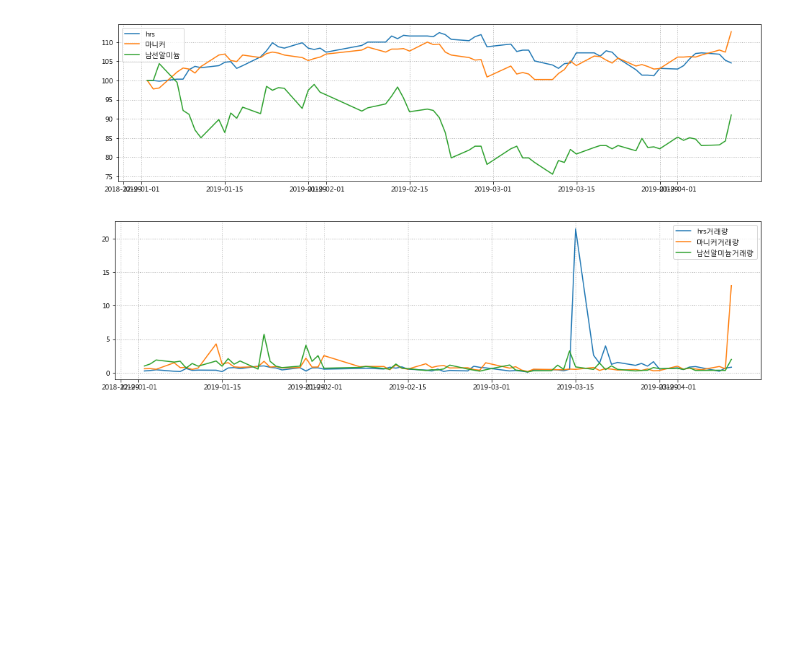
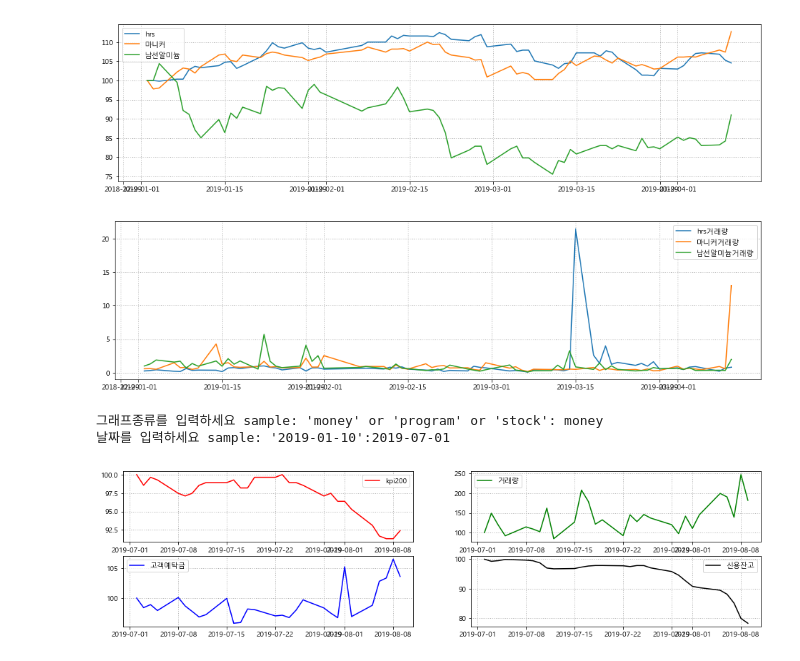
Before and after one commit to linux386/first_module, a Jupyter notebook: daily_report.ipynb, the cells around one changed output. Saved outputs shown, nothing was run; the diff lists cells and outputs as text; code cells hidden in the pictures; blank space fills up the shorter version.

```diff
--- a/daily_report.ipynb
+++ b/daily_report.ipynb
@@ -47,6 +47,12 @@ mod1.get_graph()
 주식이름을 입력하세요:hrs 마니커 남선알미늄
 [figure]
 [figure]
+# %%
+a.get_graph()
+# %% [output]
+그래프종류를 입력하세요 sample: 'money' or 'program' or 'stock': money
+날짜를 입력하세요 sample: '2019-01-10':2019-07-01
+[figure, added]
 # %%
 mod1.get_graph()
 # %% [output]
```
Also changed, not shown: parts of 3 cells of this notebook, 1 other file.
